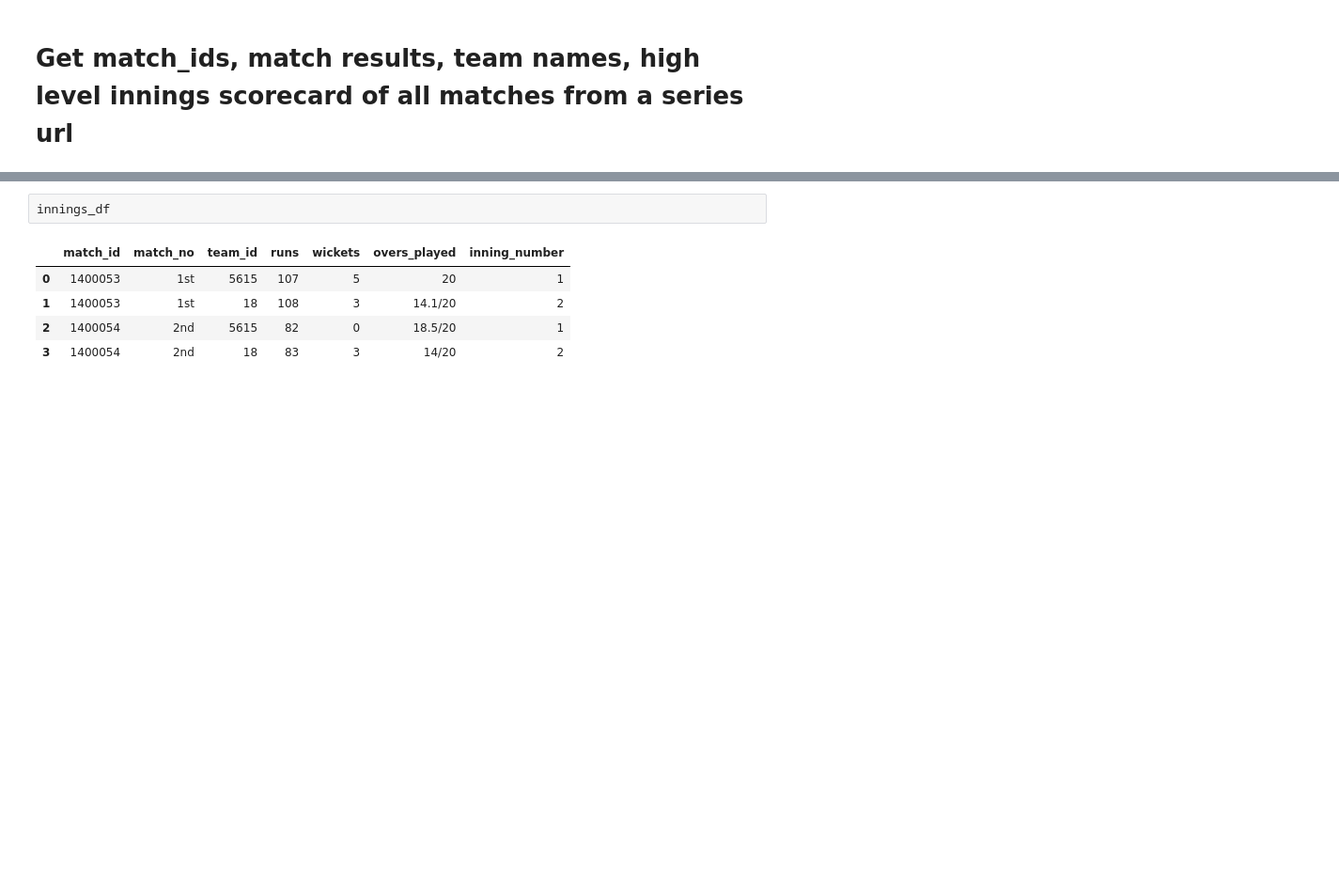
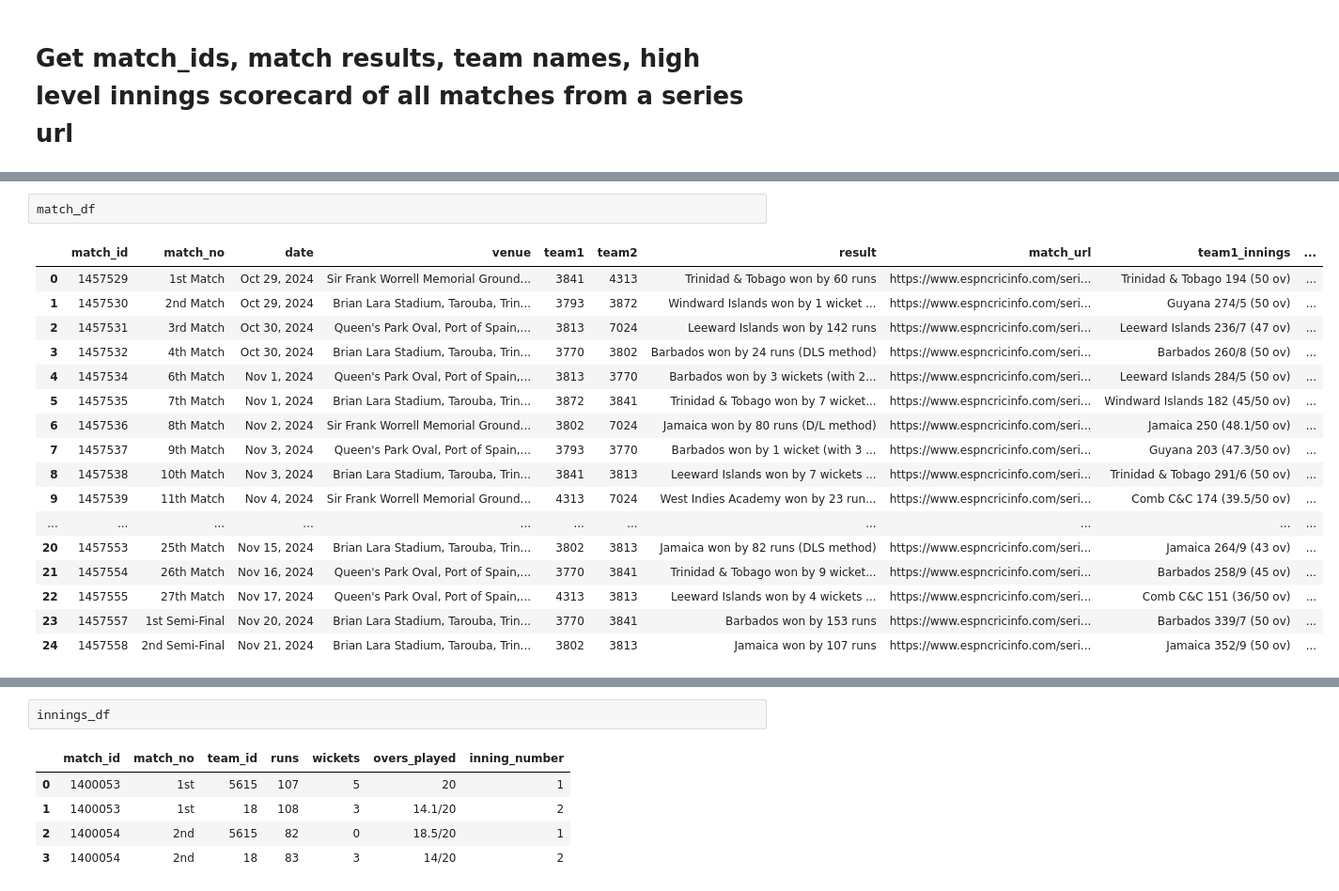
Before and after one commit to atharvaagate/cricinfo_scraper, a Jupyter notebook: Utility_Functions.ipynb, the cells around one changed output, grey strips where cells are left out. Shown at 94% size. Drawn from its saved outputs; the diff is of its cells as text; blank space fills up the shorter version.

```diff
--- a/Utility_Functions.ipynb
+++ b/Utility_Functions.ipynb
@@ -457,3 +883,23 @@ innings_df
+# %%
+match_df
+# %% [output]
+|  | match_id | match_no | date | venue | team1 | team2 | result | match_url | team1_innings | ... |
+| 0 | 1457529 | 1st Match | Oct 29, 2024 | Sir Frank Worrell Memorial Ground... | 3841 | 4313 | Trinidad & Tobago won by 60 runs | https://www.espncricinfo.com/seri... | Trinidad & Tobago 194 (50 ov) | ... |
+| 1 | 1457530 | 2nd Match | Oct 29, 2024 | Brian Lara Stadium, Tarouba, Trin... | 3793 | 3872 | Windward Islands won by 1 wicket ... | https://www.espncricinfo.com/seri... | Guyana 274/5 (50 ov) | ... |
+| 2 | 1457531 | 3rd Match | Oct 30, 2024 | Queen's Park Oval, Port of Spain,... | 3813 | 7024 | Leeward Islands won by 142 runs | https://www.espncricinfo.com/seri... | Leeward Islands 236/7 (47 ov) | ... |
+| 3 | 1457532 | 4th Match | Oct 30, 2024 | Brian Lara Stadium, Tarouba, Trin... | 3770 | 3802 | Barbados won by 24 runs (DLS method) | https://www.espncricinfo.com/seri... | Barbados 260/8 (50 ov) | ... |
+| 4 | 1457534 | 6th Match | Nov 1, 2024 | Queen's Park Oval, Port of Spain,... | 3813 | 3770 | Barbados won by 3 wickets (with 2... | https://www.espncricinfo.com/seri... | Leeward Islands 284/5 (50 ov) | ... |
+| 5 | 1457535 | 7th Match | Nov 1, 2024 | Brian Lara Stadium, Tarouba, Trin... | 3872 | 3841 | Trinidad & Tobago won by 7 wicket... | https://www.espncricinfo.com/seri... | Windward Islands 182 (45/50 ov) | ... |
+| 6 | 1457536 | 8th Match | Nov 2, 2024 | Sir Frank Worrell Memorial Ground... | 3802 | 7024 | Jamaica won by 80 runs (D/L method) | https://www.espncricinfo.com/seri... | Jamaica 250 (48.1/50 ov) | ... |
+| 7 | 1457537 | 9th Match | Nov 3, 2024 | Queen's Park Oval, Port of Spain,... | 3793 | 3770 | Barbados won by 1 wicket (with 3 ... | https://www.espncricinfo.com/seri... | Guyana 203 (47.3/50 ov) | ... |
+| 8 | 1457538 | 10th Match | Nov 3, 2024 | Brian Lara Stadium, Tarouba, Trin... | 3841 | 3813 | Leeward Islands won by 7 wickets ... | https://www.espncricinfo.com/seri... | Trinidad & Tobago 291/6 (50 ov) | ... |
+| 9 | 1457539 | 11th Match | Nov 4, 2024 | Sir Frank Worrell Memorial Ground... | 4313 | 7024 | West Indies Academy won by 23 run... | https://www.espncricinfo.com/seri... | Comb C&C 174 (39.5/50 ov) | ... |
+| ... | ... | ... | ... | ... | ... | ... | ... | ... | ... | ... |
+| 20 | 1457553 | 25th Match | Nov 15, 2024 | Brian Lara Stadium, Tarouba, Trin... | 3802 | 3813 | Jamaica won by 82 runs (DLS method) | https://www.espncricinfo.com/seri... | Jamaica 264/9 (43 ov) | ... |
+| 21 | 1457554 | 26th Match | Nov 16, 2024 | Queen's Park Oval, Port of Spain,... | 3770 | 3841 | Trinidad & Tobago won by 9 wicket... | https://www.espncricinfo.com/seri... | Barbados 258/9 (45 ov) | ... |
+| 22 | 1457555 | 27th Match | Nov 17, 2024 | Queen's Park Oval, Port of Spain,... | 4313 | 3813 | Leeward Islands won by 4 wickets ... | https://www.espncricinfo.com/seri... | Comb C&C 151 (36/50 ov) | ... |
+| 23 | 1457557 | 1st Semi-Final | Nov 20, 2024 | Brian Lara Stadium, Tarouba, Trin... | 3770 | 3841 | Barbados won by 153 runs | https://www.espncricinfo.com/seri... | Barbados 339/7 (50 ov) | ... |
+| 24 | 1457558 | 2nd Semi-Final | Nov 21, 2024 | Brian Lara Stadium, Tarouba, Trin... | 3802 | 3813 | Jamaica won by 107 runs | https://www.espncricinfo.com/seri... | Jamaica 352/9 (50 ov) | ... |
 # %%
 match_df
 # %% [output]
```
Also changed, not shown: parts of 23 cells of this notebook, 9 other files.
